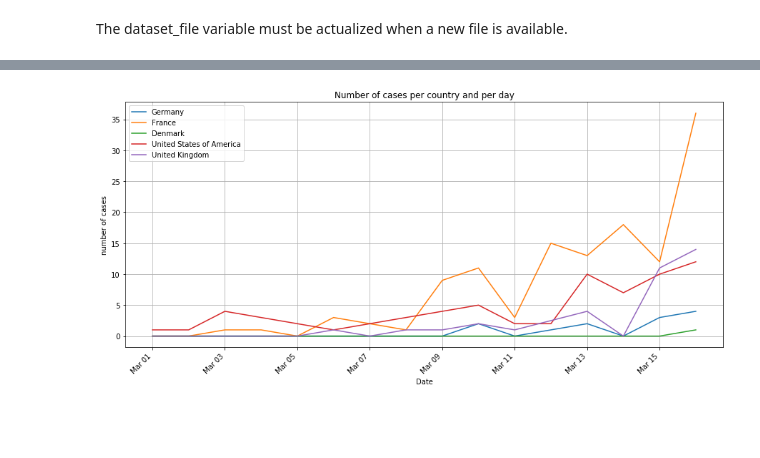
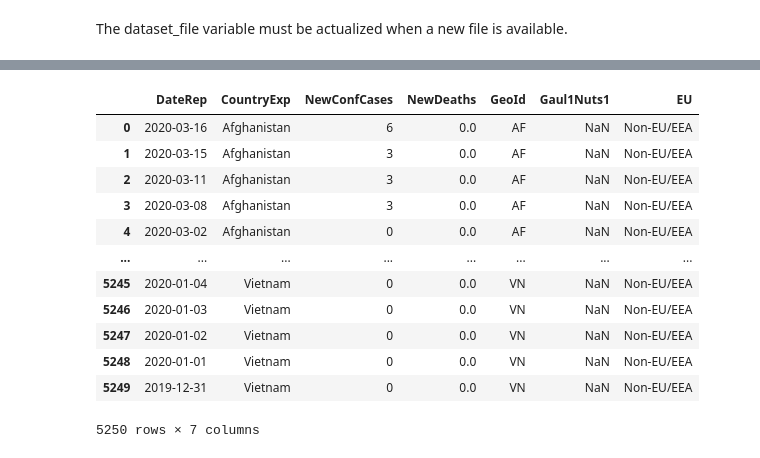
Before and after one commit to Hansastro/Covid-19, a Jupyter notebook: Covid-19.ipynb, the cells around one changed output, grey strips where cells are left out. Saved outputs shown, nothing was run; the diff lists cells and outputs as text; code cells hidden in the pictures; blank space fills up the shorter version.

```diff
--- a/Covid-19.ipynb
+++ b/Covid-19.ipynb
@@ -45,16 +69,16 @@ To register the converters:
-# %%
-fig, ax = plt.subplots(figsize=(15,7))
-
-for c in countryList:
-    ax.plot(df.loc[(df['CountryExp'] == c) & (df['DateRep'] >= startDate), ['DateRep']], \
-             df.loc[(df['CountryExp'] == c) & (df['DateRep'] >= startDate), ['NewDeaths']])
-ax.set_title('Number of cases per country and per day')
-ax.set_xlabel('Date')
-ax.set_ylabel('number of cases')
-ax.grid(True)
-ax.xaxis.set_major_formatter(mdates.DateFormatter('%b %d'))
-ax.legend(countryList)
-fig.autofmt_xdate(rotation=45)
-fig.show()
-# %% [output]
-[figure, removed]
+# %%
+df
+# %% [output]
+|  | DateRep | CountryExp | NewConfCases | NewDeaths | GeoId | Gaul1Nuts1 | EU |
+| 0 | 2020-03-16 | Afghanistan | 6 | 0.0 | AF | NaN | Non-EU/EEA |
+| 1 | 2020-03-15 | Afghanistan | 3 | 0.0 | AF | NaN | Non-EU/EEA |
+| 2 | 2020-03-11 | Afghanistan | 3 | 0.0 | AF | NaN | Non-EU/EEA |
+| 3 | 2020-03-08 | Afghanistan | 3 | 0.0 | AF | NaN | Non-EU/EEA |
+| 4 | 2020-03-02 | Afghanistan | 0 | 0.0 | AF | NaN | Non-EU/EEA |
+| ... | ... | ... | ... | ... | ... | ... | ... |
+| 5245 | 2020-01-04 | Vietnam | 0 | 0.0 | VN | NaN | Non-EU/EEA |
+| 5246 | 2020-01-03 | Vietnam | 0 | 0.0 | VN | NaN | Non-EU/EEA |
+| 5247 | 2020-01-02 | Vietnam | 0 | 0.0 | VN | NaN | Non-EU/EEA |
+| 5248 | 2020-01-01 | Vietnam | 0 | 0.0 | VN | NaN | Non-EU/EEA |
+| 5249 | 2019-12-31 | Vietnam | 0 | 0.0 | VN | NaN | Non-EU/EEA |
+5250 rows × 7 columns
```
Also changed, not shown: parts of 6 cells of this notebook.
